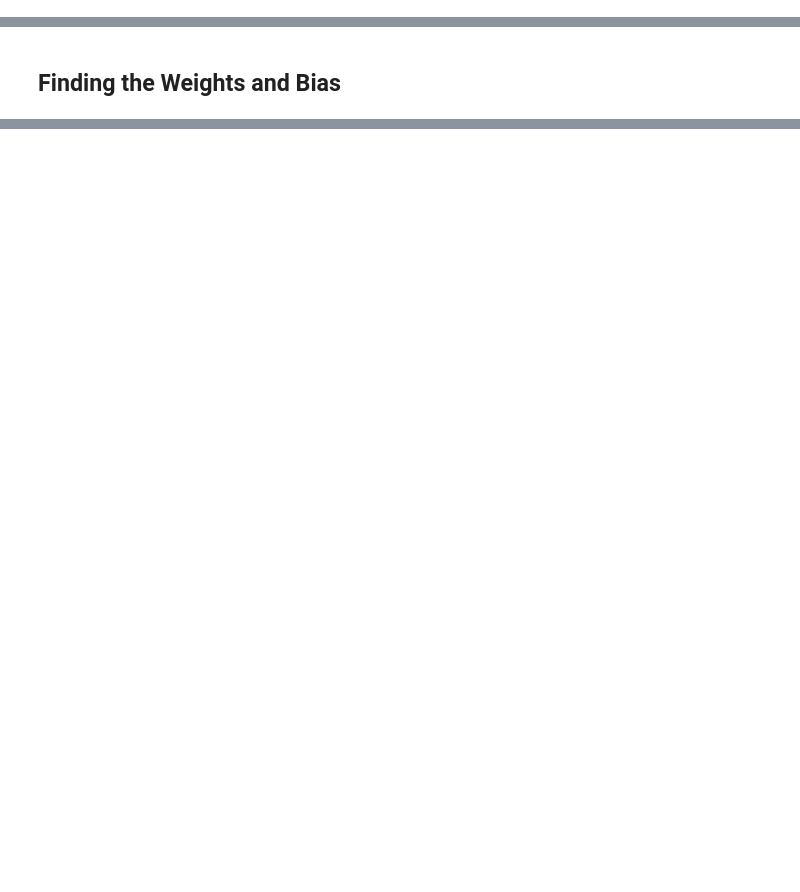
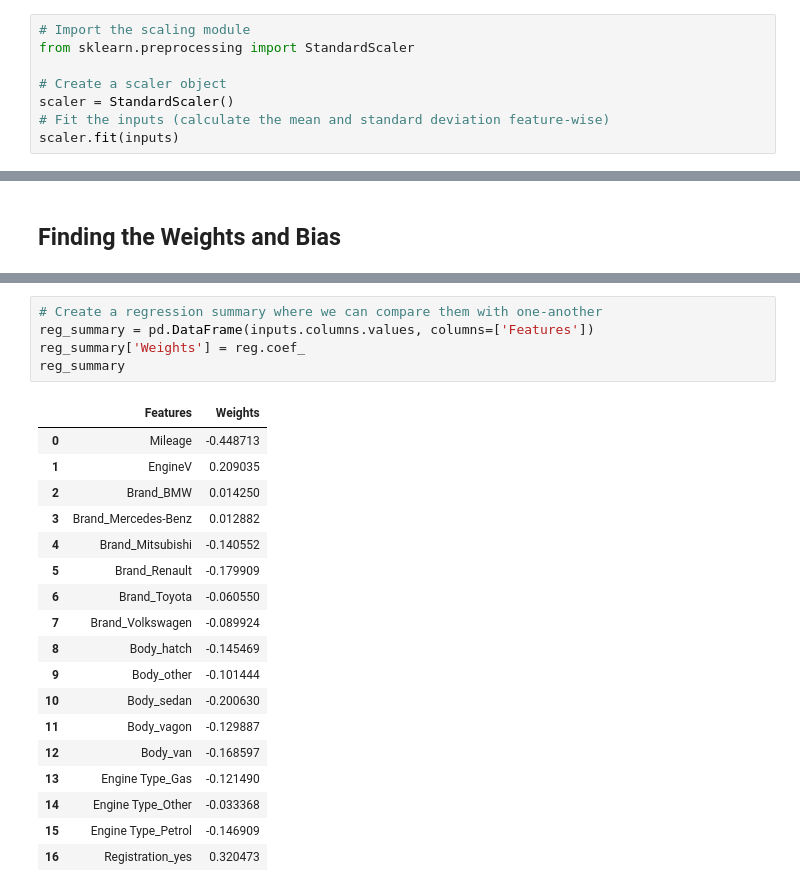
Before and after one commit to Andre-Williams22/Data-Science-ML-Courses, a Jupyter notebook: 365-DataScience/Advanced-Statistical-Methods/Real-Life-Example.ipynb, the cells around one changed output, grey strips where cells are left out. Drawn from its saved outputs; the diff is of its cells as text; blank space fills up the shorter version.

```diff
--- a/365-DataScience/Advanced-Statistical-Methods/Real-Life-Example.ipynb
+++ b/365-DataScience/Advanced-Statistical-Methods/Real-Life-Example.ipynb
@@ -364,3 +364,11 @@ targets = data_preprocessed['log_price']
 inputs = data_preprocessed.drop(['log_price'],axis=1)
 # %% [markdown]
 ## Scale The Data
+# %%
+# Import the scaling module
+from sklearn.preprocessing import StandardScaler
+
+# Create a scaler object
+scaler = StandardScaler()
+# Fit the inputs (calculate the mean and standard deviation feature-wise)
+scaler.fit(inputs)
@@ -372,0 +458,24 @@ inputs = data_preprocessed.drop(['log_price'],axis=1)
+# %%
+# Create a regression summary where we can compare them with one-another
+reg_summary = pd.DataFrame(inputs.columns.values, columns=['Features'])
+reg_summary['Weights'] = reg.coef_
+reg_summary
+# %% [output]
+|  | Features | Weights |
+| 0 | Mileage | -0.448713 |
+| 1 | EngineV | 0.209035 |
+| 2 | Brand_BMW | 0.014250 |
+| 3 | Brand_Mercedes-Benz | 0.012882 |
+| 4 | Brand_Mitsubishi | -0.140552 |
+| 5 | Brand_Renault | -0.179909 |
+| 6 | Brand_Toyota | -0.060550 |
+| 7 | Brand_Volkswagen | -0.089924 |
+| 8 | Body_hatch | -0.145469 |
+| 9 | Body_other | -0.101444 |
+| 10 | Body_sedan | -0.200630 |
+| 11 | Body_vagon | -0.129887 |
+| 12 | Body_van | -0.168597 |
+| 13 | Engine Type_Gas | -0.121490 |
+| 14 | Engine Type_Other | -0.033368 |
+| 15 | Engine Type_Petrol | -0.146909 |
+| 16 | Registration_yes | 0.320473 |
```
Also changed, not shown: parts of 14 cells of this notebook.
